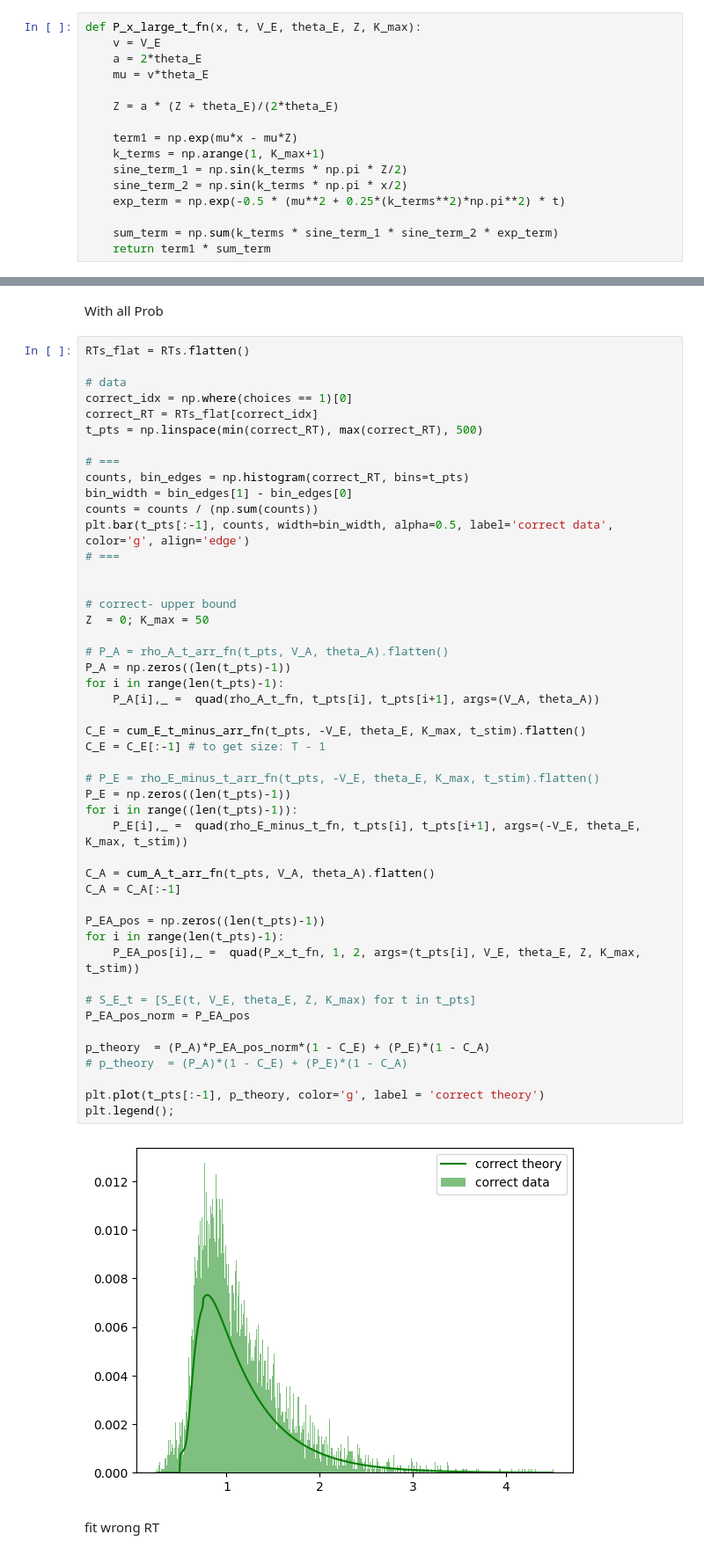
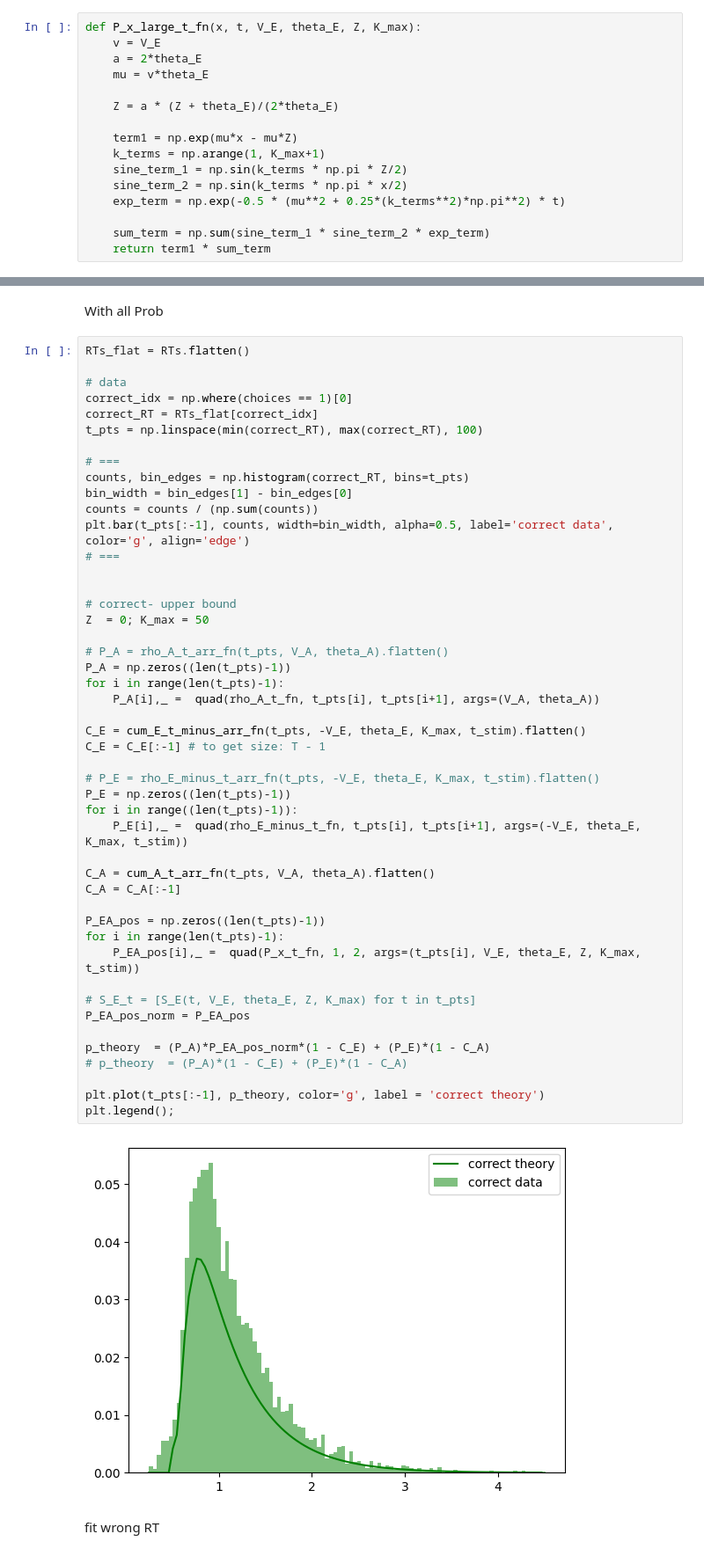
Before and after one commit to rakaar/ddm_codes, a Jupyter notebook: action_init_ddm/fitting_sim_data.ipynb, the cells around one changed output, grey strips where cells are left out. Shown at 88% size. Drawn from its saved outputs; the diff is of its cells as text.

```diff
--- a/action_init_ddm/fitting_sim_data.ipynb
+++ b/action_init_ddm/fitting_sim_data.ipynb
@@ -272,7 +272,7 @@ def P_x_large_t_fn(x, t, V_E, theta_E, Z, K_max):
     sine_term_2 = np.sin(k_terms * np.pi * x/2)
     exp_term = np.exp(-0.5 * (mu**2 + 0.25*(k_terms**2)*np.pi**2) * t)
 
-    sum_term = np.sum(k_terms * sine_term_1 * sine_term_2 * exp_term)
+    sum_term = np.sum(sine_term_1 * sine_term_2 * exp_term)
     return term1 * sum_term
 # %%
 def S_E(t, V_E, theta_E, Z, K_max):
@@ -358,7 +366,7 @@ RTs_flat = RTs.flatten()
 # data
 correct_idx = np.where(choices == 1)[0]
 correct_RT = RTs_flat[correct_idx]
-t_pts = np.linspace(min(correct_RT), max(correct_RT), 500)
+t_pts = np.linspace(min(correct_RT), max(correct_RT), 100)
 
 # ===
 counts, bin_edges = np.histogram(correct_RT, bins=t_pts)
@@ -373,34 +381,34 @@ Z  = 0; K_max = 50
 
 # P_A = rho_A_t_arr_fn(t_pts, V_A, theta_A).flatten()
 P_A = np.zeros((len(t_pts)-1))
 for i in range(len(t_pts)-1):
     P_A[i],_ =  quad(rho_A_t_fn, t_pts[i], t_pts[i+1], args=(V_A, theta_A))
 
 C_E = cum_E_t_minus_arr_fn(t_pts, -V_E, theta_E, K_max, t_stim).flatten()
 C_E = C_E[:-1] # to get size: T - 1
 
 # P_E = rho_E_minus_t_arr_fn(t_pts, -V_E, theta_E, K_max, t_stim).flatten()
 P_E = np.zeros((len(t_pts)-1))
 for i in range((len(t_pts)-1)):
     P_E[i],_ =  quad(rho_E_minus_t_fn, t_pts[i], t_pts[i+1], args=(-V_E, theta_E, K_max, t_stim))
 
 C_A = cum_A_t_arr_fn(t_pts, V_A, theta_A).flatten()
 C_A = C_A[:-1]
 
 P_EA_pos = np.zeros((len(t_pts)-1))
 for i in range(len(t_pts)-1):
     P_EA_pos[i],_ =  quad(P_x_t_fn, 1, 2, args=(t_pts[i], V_E, theta_E, Z, K_max, t_stim))
 
 # S_E_t = [S_E(t, V_E, theta_E, Z, K_max) for t in t_pts]
 P_EA_pos_norm = P_EA_pos
 
 p_theory  = (P_A)*P_EA_pos_norm*(1 - C_E) + (P_E)*(1 - C_A)
 # p_theory  = (P_A)*(1 - C_E) + (P_E)*(1 - C_A)
 
 plt.plot(t_pts[:-1], p_theory, color='g', label = 'correct theory')
 plt.legend();
 # %% [output]
-[figure, old version]
+[figure, new version]
 # %% [markdown]
 fit wrong RT
 # %%
```
Also changed, not shown: parts of 9 cells of this notebook.
